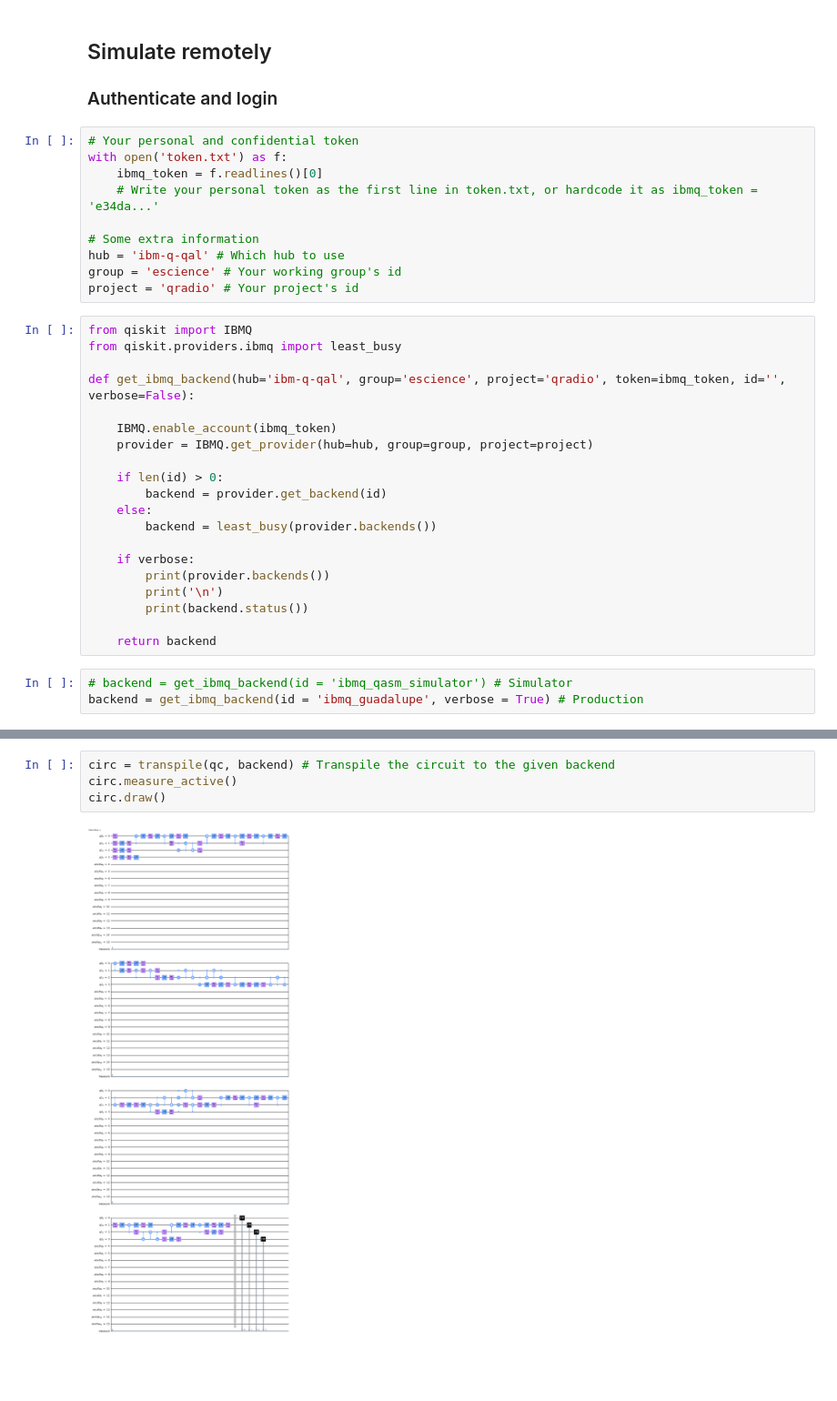
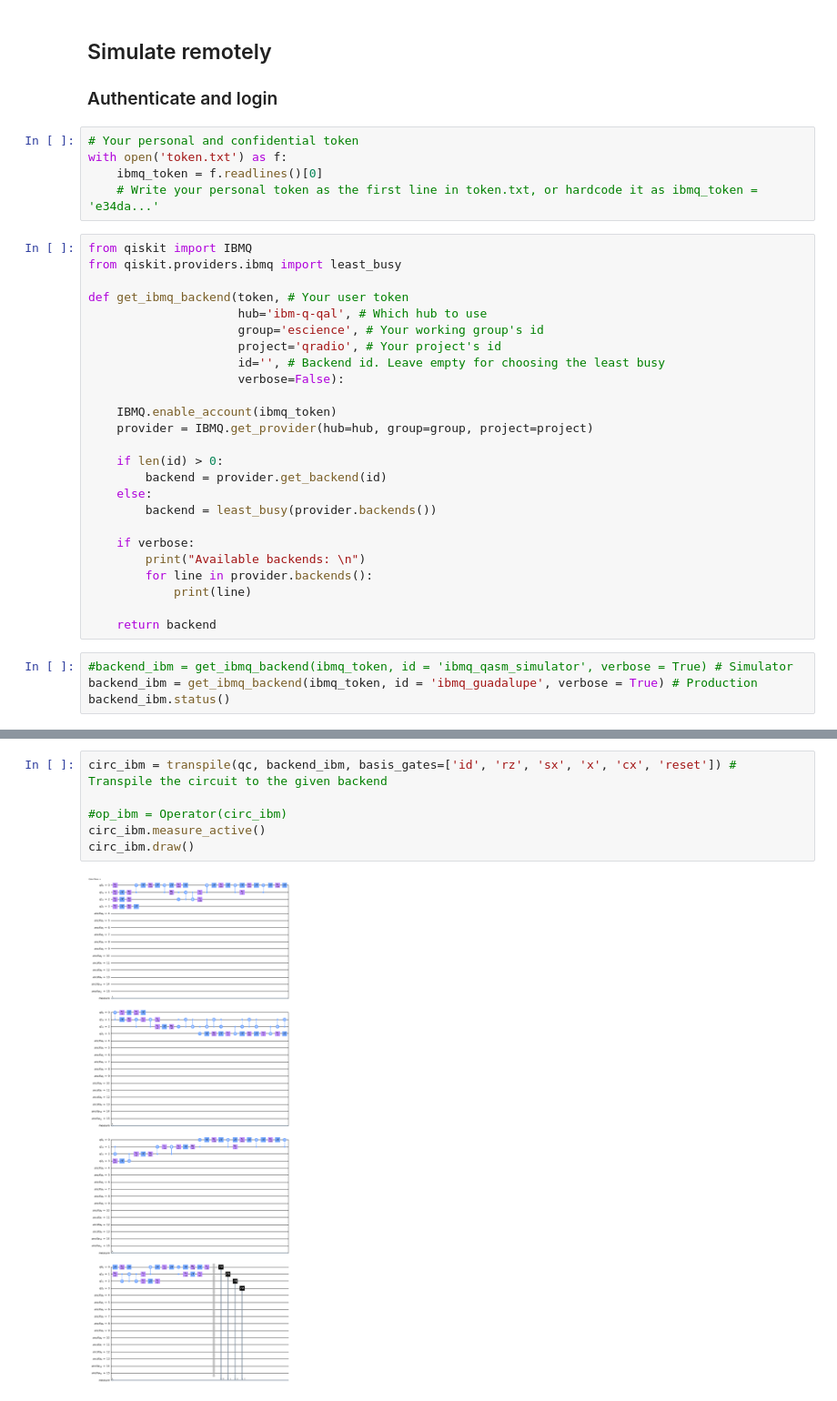
Before and after one commit to NLESC-quantum/quantum_comp, a Jupyter notebook: redcal/hhl/hhl_minimal.ipynb, the cells around one changed output, grey strips where cells are left out. Shown at 91% size. Drawn from its saved outputs; the diff is of its cells as text; blank space fills up the shorter version.

```diff
--- a/redcal/hhl/hhl_minimal.ipynb
+++ b/redcal/hhl/hhl_minimal.ipynb
@@ -167,16 +243,16 @@ print(exact_solution[0] / exact_solution[1])
 with open('token.txt') as f:
     ibmq_token = f.readlines()[0]
     # Write your personal token as the first line in token.txt, or hardcode it as ibmq_token = 'e34da...'
-
-# Some extra information
-hub = 'ibm-q-qal' # Which hub to use
-group = 'escience' # Your working group's id
-project = 'qradio' # Your project's id
 # %%
 from qiskit import IBMQ
 from qiskit.providers.ibmq import least_busy
 
-def get_ibmq_backend(hub='ibm-q-qal', group='escience', project='qradio', token=ibmq_token, id='', verbose=False):
+def get_ibmq_backend(token, # Your user token
+                     hub='ibm-q-qal', # Which hub to use
+                     group='escience', # Your working group's id
+                     project='qradio', # Your project's id
+                     id='', # Backend id. Leave empty for choosing the least busy
+                     verbose=False):
 
     IBMQ.enable_account(ibmq_token)
     provider = IBMQ.get_provider(hub=hub, group=group, project=project)
@@ -187,12 +263,13 @@ def get_ibmq_backend(hub='ibm-q-qal', group='escience', project='qradio', token=
         backend = least_busy(provider.backends())
 
     if verbose:
-        print(provider.backends())
-        print('\n')
-        print(backend.status())
+        print("Available backends: \n")
+        for line in provider.backends():
+            print(line)
 
     return backend
 # %%
-# backend = get_ibmq_backend(id = 'ibmq_qasm_simulator') # Simulator
-backend = get_ibmq_backend(id = 'ibmq_guadalupe', verbose = True) # Production
+#backend_ibm = get_ibmq_backend(ibmq_token, id = 'ibmq_qasm_simulator', verbose = True) # Simulator
+backend_ibm = get_ibmq_backend(ibmq_token, id = 'ibmq_guadalupe', verbose = True) # Production
+backend_ibm.status()
 # %% [output]
@@ -202,6 +287,8 @@ backend = get_ibmq_backend(id = 'ibmq_guadalupe', verbose = True) # Production
 # %%
-circ = transpile(qc, backend) # Transpile the circuit to the given backend
-circ.measure_active()
-circ.draw()
+circ_ibm = transpile(qc, backend_ibm, basis_gates=['id', 'rz', 'sx', 'x', 'cx', 'reset']) # Transpile the circuit to the given backend
+
+#op_ibm = Operator(circ_ibm)
+circ_ibm.measure_active()
+circ_ibm.draw()
 # %% [output]
-[figure, old version]
+[figure, new version]
```
Also changed, not shown: parts of 17 cells of this notebook.
